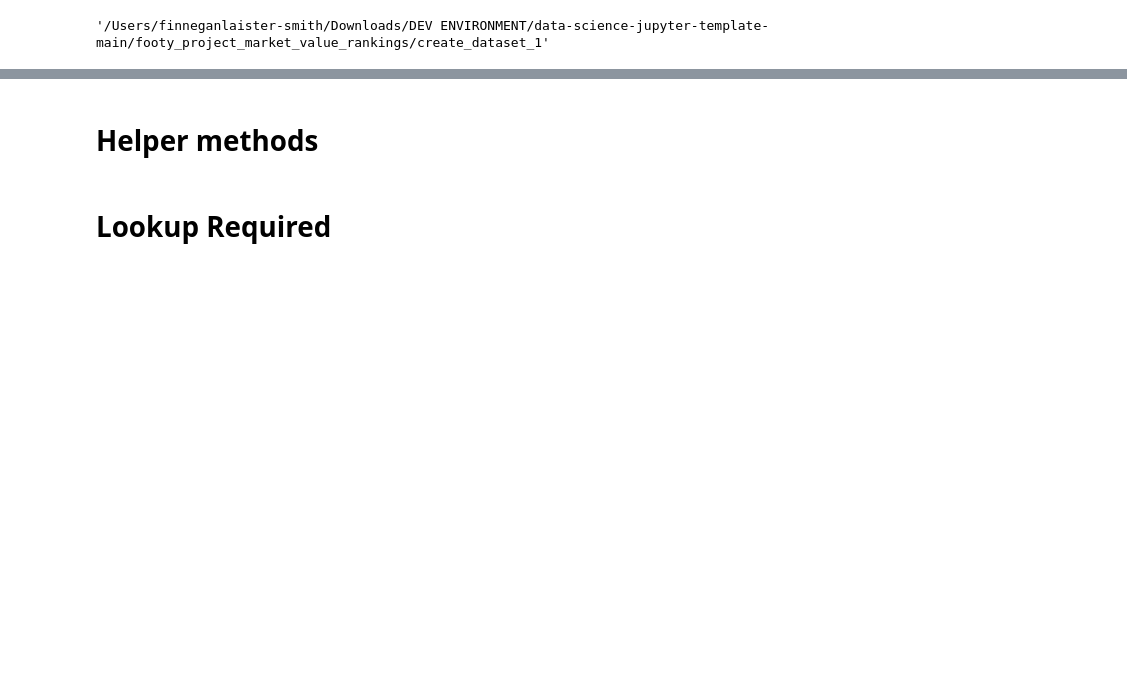
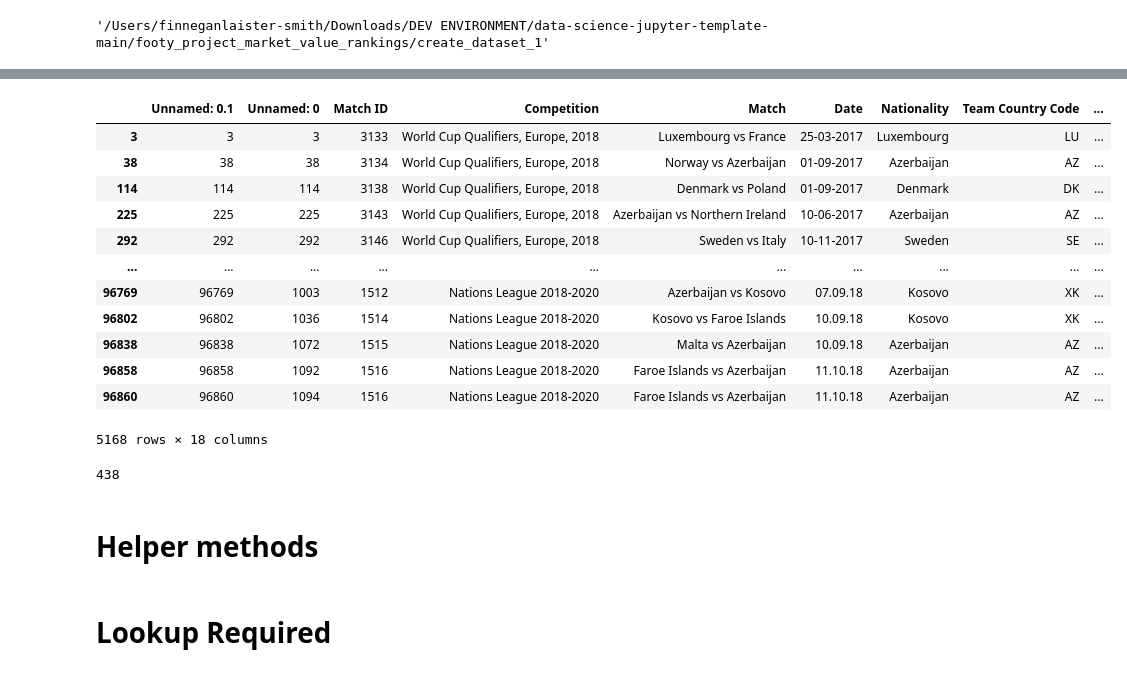
Before and after one commit to finnlsmith/footy_project_market_value_rankings, a Jupyter notebook: create_dataset_1/assemble_dataset_1_lookup_cases.ipynb, the cells around one changed output, grey strips where cells are left out. Saved outputs shown, nothing was run; the diff lists cells and outputs as text; code cells hidden in the pictures; blank space fills up the shorter version.

```diff
--- a/create_dataset_1/assemble_dataset_1_lookup_cases.ipynb
+++ b/create_dataset_1/assemble_dataset_1_lookup_cases.ipynb
@@ -64,0 +65,4 @@ online_lookup_multi_found = load_csv_dataset('Online lookup required - multiple
+# %%
+combined_df_large = load_csv_dataset('large_dataset_1 (combined DF).csv')
+
+large_dataset_said_0 = load_csv_dataset('CSVs of edge cases - for F/large_dataset_SAID_0.csv')
@@ -65 +89,21 @@ online_lookup_multi_found = load_csv_dataset('Online lookup required - multiple
+# %%
+combined_df_large[(combined_df_large['Status'] == 'SUCCESS') & combined_df_large['Name(s) Found'].astype(str).str.startswith('[')]
+# %% [output]
+|  | Unnamed: 0.1 | Unnamed: 0 | Match ID | Competition | Match | Date | Nationality | Team Country Code | ... |
+| 3 | 3 | 3 | 3133 | World Cup Qualifiers, Europe, 2018 | Luxembourg vs France | 25-03-2017 | Luxembourg | LU | ... |
+| 38 | 38 | 38 | 3134 | World Cup Qualifiers, Europe, 2018 | Norway vs Azerbaijan | 01-09-2017 | Azerbaijan | AZ | ... |
+| 114 | 114 | 114 | 3138 | World Cup Qualifiers, Europe, 2018 | Denmark vs Poland | 01-09-2017 | Denmark | DK | ... |
+| 225 | 225 | 225 | 3143 | World Cup Qualifiers, Europe, 2018 | Azerbaijan vs Northern Ireland | 10-06-2017 | Azerbaijan | AZ | ... |
+| 292 | 292 | 292 | 3146 | World Cup Qualifiers, Europe, 2018 | Sweden vs Italy | 10-11-2017 | Sweden | SE | ... |
+| ... | ... | ... | ... | ... | ... | ... | ... | ... | ... |
+| 96769 | 96769 | 1003 | 1512 | Nations League 2018-2020 | Azerbaijan vs Kosovo | 07.09.18 | Kosovo | XK | ... |
+| 96802 | 96802 | 1036 | 1514 | Nations League 2018-2020 | Kosovo vs Faroe Islands | 10.09.18 | Kosovo | XK | ... |
+| 96838 | 96838 | 1072 | 1515 | Nations League 2018-2020 | Malta vs Azerbaijan | 10.09.18 | Azerbaijan | AZ | ... |
+| 96858 | 96858 | 1092 | 1516 | Nations League 2018-2020 | Faroe Islands vs Azerbaijan | 11.10.18 | Azerbaijan | AZ | ... |
+| 96860 | 96860 | 1094 | 1516 | Nations League 2018-2020 | Faroe Islands vs Azerbaijan | 11.10.18 | Azerbaijan | AZ | ... |
+5168 rows × 18 columns
+# %%
+len(match_date_zero_guys)
+# %% [output]
+438
 # %%
```
Also changed, not shown: parts of 5 cells of this notebook, 48 other files.
